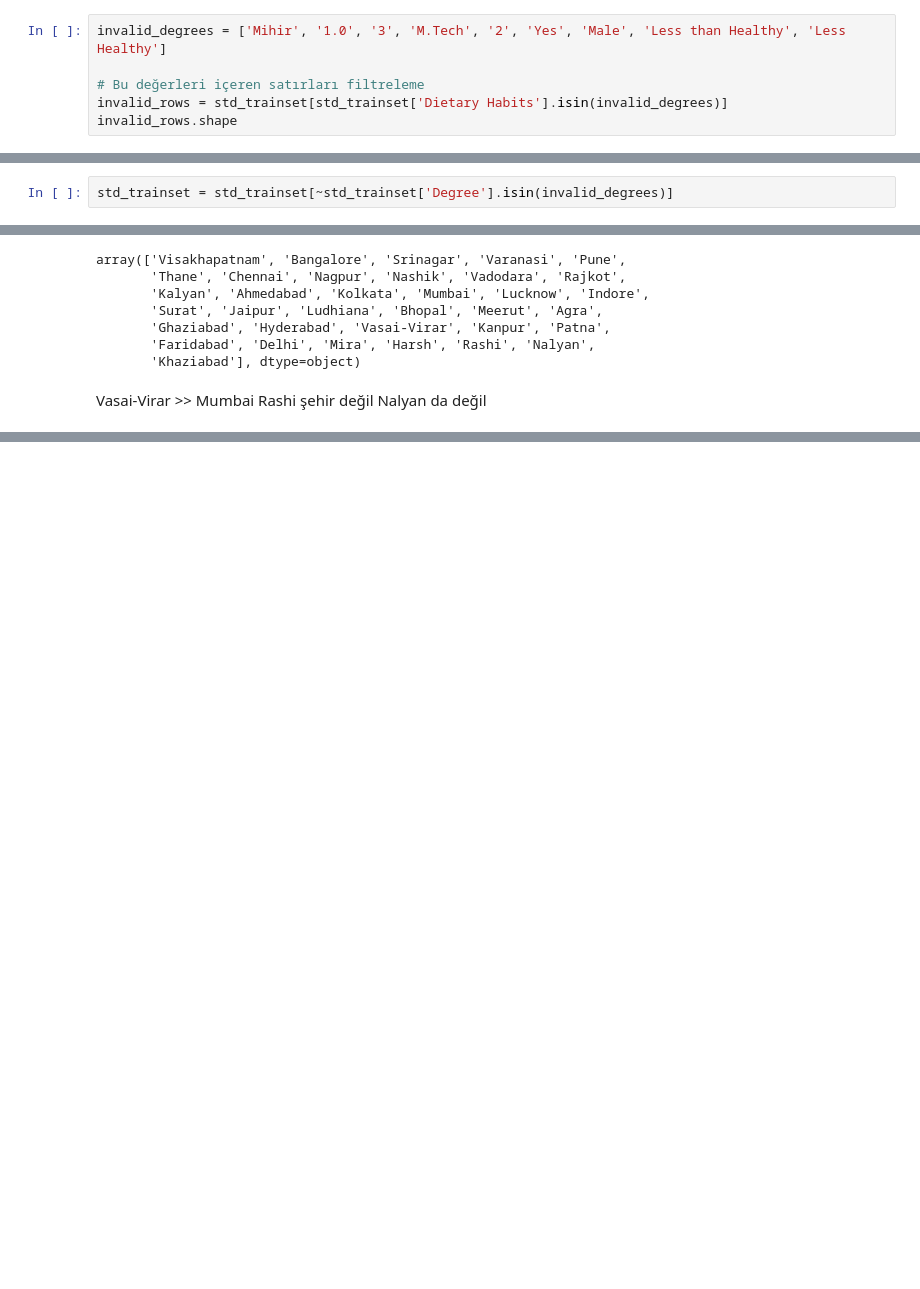
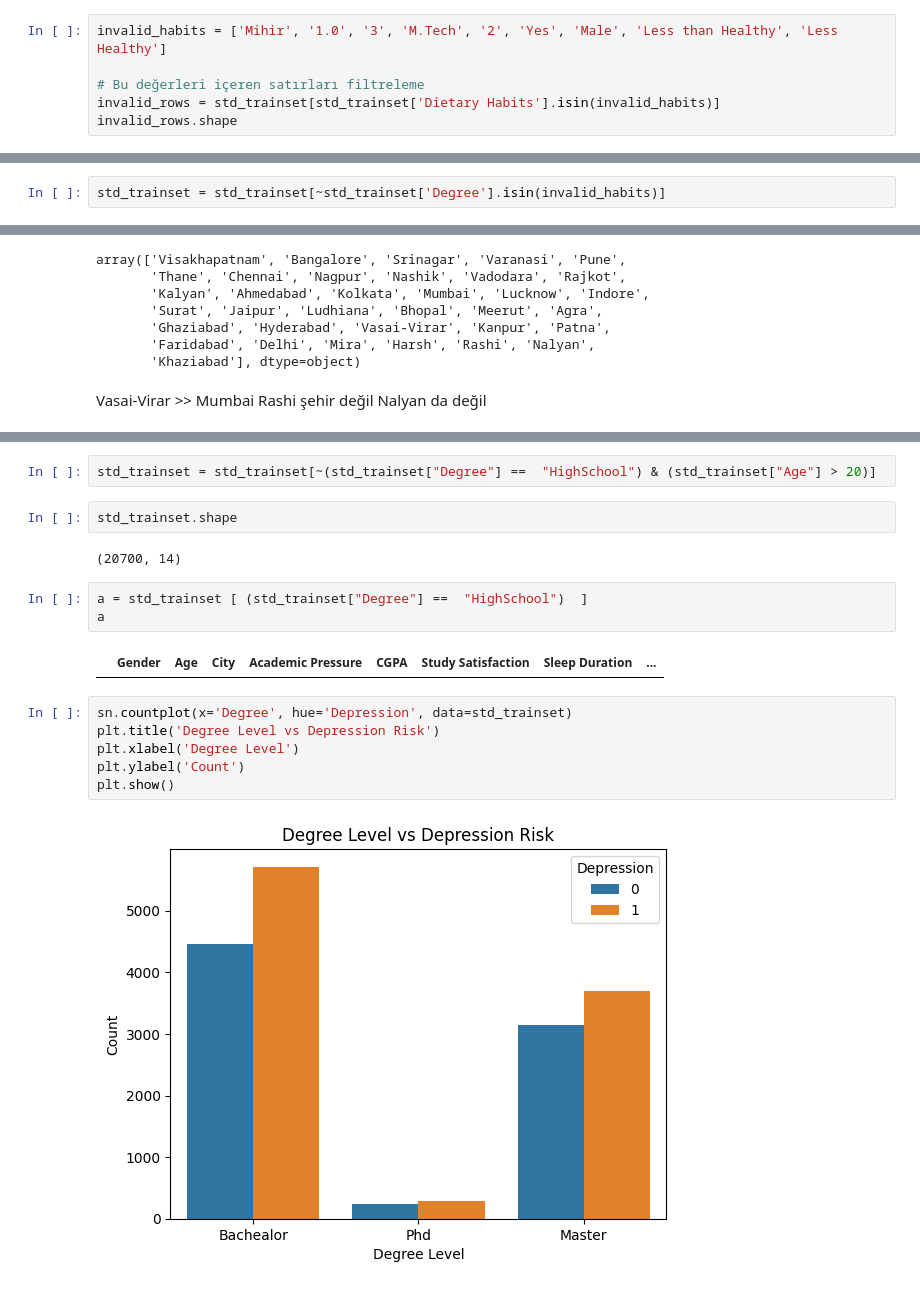
Before and after one commit to mutuceng/depression-risk-classification, a Jupyter notebook: Backend/ML/data_prep.ipynb, the cells around one changed output, grey strips where cells are left out. Cells and saved outputs as stored; diff of their text form; blank space fills up the shorter version.

```diff
--- a/Backend/ML/data_prep.ipynb
+++ b/Backend/ML/data_prep.ipynb
@@ -515,15 +515,15 @@ lessHealthy
 | 34623 | Dev | Male | 18.0 | Vadodara | Student | NaN | 1.0 | ... |
 | 73210 | Keshav | Male | 26.0 | Indore | Student | NaN | 1.0 | ... |
 # %%
-invalid_degrees = ['Mihir', '1.0', '3', 'M.Tech', '2', 'Yes', 'Male', 'Less than Healthy', 'Less Healthy']
+invalid_habits = ['Mihir', '1.0', '3', 'M.Tech', '2', 'Yes', 'Male', 'Less than Healthy', 'Less Healthy']
 
 # Bu değerleri içeren satırları filtreleme
-invalid_rows = std_trainset[std_trainset['Dietary Habits'].isin(invalid_degrees)]
+invalid_rows = std_trainset[std_trainset['Dietary Habits'].isin(invalid_habits)]
 invalid_rows.shape
 # %% [output]
 (9, 19)
 # %%
-std_trainset = std_trainset[~std_trainset['Degree'].isin(invalid_degrees)]
+std_trainset = std_trainset[~std_trainset['Degree'].isin(invalid_habits)]
 # %%
 std_trainset.shape
 # %% [output]
@@ -974,0 +986,19 @@ Nalyan da değil
+# %%
+std_trainset = std_trainset[~(std_trainset["Degree"] ==  "HighSchool") & (std_trainset["Age"] > 20)]
+# %%
+std_trainset.shape
+# %% [output]
+(20700, 14)
+# %%
+a = std_trainset [ (std_trainset["Degree"] ==  "HighSchool")  ]
+a
+# %% [output]
+|  | Gender | Age | City | Academic Pressure | CGPA | Study Satisfaction | Sleep Duration | ... |
+# %%
+sn.countplot(x='Degree', hue='Depression', data=std_trainset)
+plt.title('Degree Level vs Depression Risk')
+plt.xlabel('Degree Level')
+plt.ylabel('Count')
+plt.show()
+# %% [output]
+[figure, added]
```
Also changed, not shown: parts of 21 cells of this notebook.
